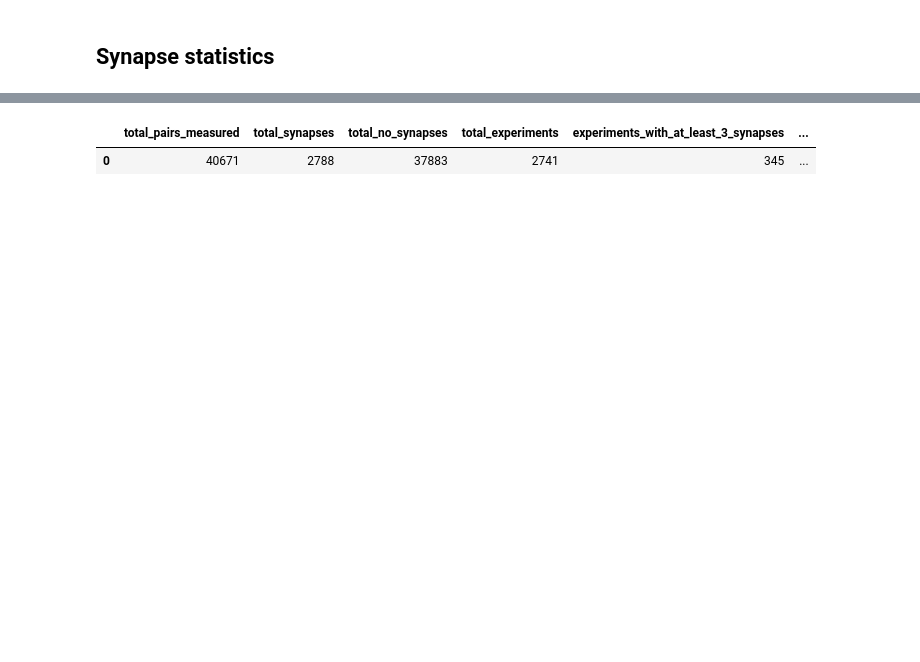
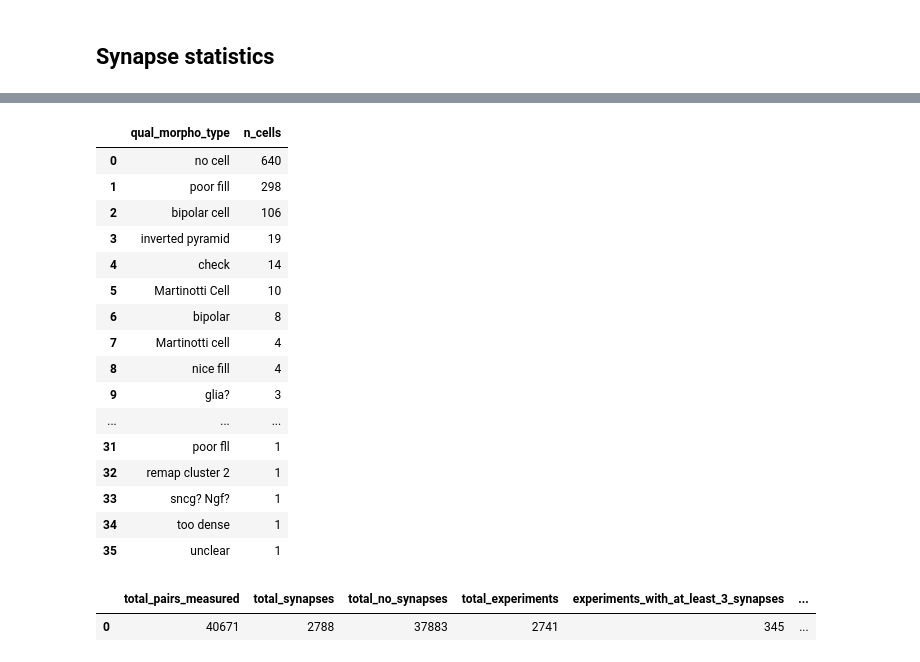
Before and after one commit to acevedomartina/HeterogeneousRNNs, a Jupyter notebook: data_analysis/analysis_neneva.ipynb, the cells around one changed output, grey strips where cells are left out. Drawn from its saved outputs; the diff is of its cells as text; code cells hidden in the pictures; blank space fills up the shorter version.

```diff
--- a/data_analysis/analysis_neneva.ipynb
+++ b/data_analysis/analysis_neneva.ipynb
@@ -1889,3 +1863,54 @@ df_valid_experiments
+# %%
+# query = """
+#     SELECT c.experiment_id, c.id AS cell_id, m.qual_morpho_type
+#     FROM cell c
+#     INNER JOIN morphology m ON m.cell_id = c.id
+#     WHERE m.qual_morpho_type IS NOT NULL
+#     ORDER BY c.id
+#     LIMIT 20"""
+
+# query = """
+#     SELECT DISTINCT c.experiment_id, m.qual_morpho_type
+#     FROM cell c
+#     INNER JOIN morphology m ON m.cell_id = c.id
+#     WHERE m.qual_morpho_type IS NOT NULL
+#     ORDER BY c.id, m.qual_morpho_type
+#     """
+
+query = """
+    SELECT
+        m.qual_morpho_type,
+        COUNT(*) AS n_cells
+    FROM cell c
+    INNER JOIN morphology m ON m.cell_id = c.id
+
+    WHERE m.qual_morpho_type IS NOT NULL
+
+    GROUP BY m.qual_morpho_type
+    ORDER BY n_cells DESC;
+"""
+
+df = pd.read_sql_query(query, con)
+
+df
+# %% [output]
+|  | qual_morpho_type | n_cells |
+| 0 | no cell | 640 |
+| 1 | poor fill | 298 |
+| 2 | bipolar cell | 106 |
+| 3 | inverted pyramid | 19 |
+| 4 | check | 14 |
+| 5 | Martinotti Cell | 10 |
+| 6 | bipolar | 8 |
+| 7 | Martinotti cell | 4 |
+| 8 | nice fill | 4 |
+| 9 | glia? | 3 |
+| ... | ... | ... |
+| 31 | poor fll | 1 |
+| 32 | remap cluster 2 | 1 |
+| 33 | sncg? Ngf? | 1 |
+| 34 | too dense | 1 |
+| 35 | unclear | 1 |
 # %%
 # Nested subquery to retrieve global statistics
 
```
Also changed, not shown: parts of 6 cells of this notebook.
